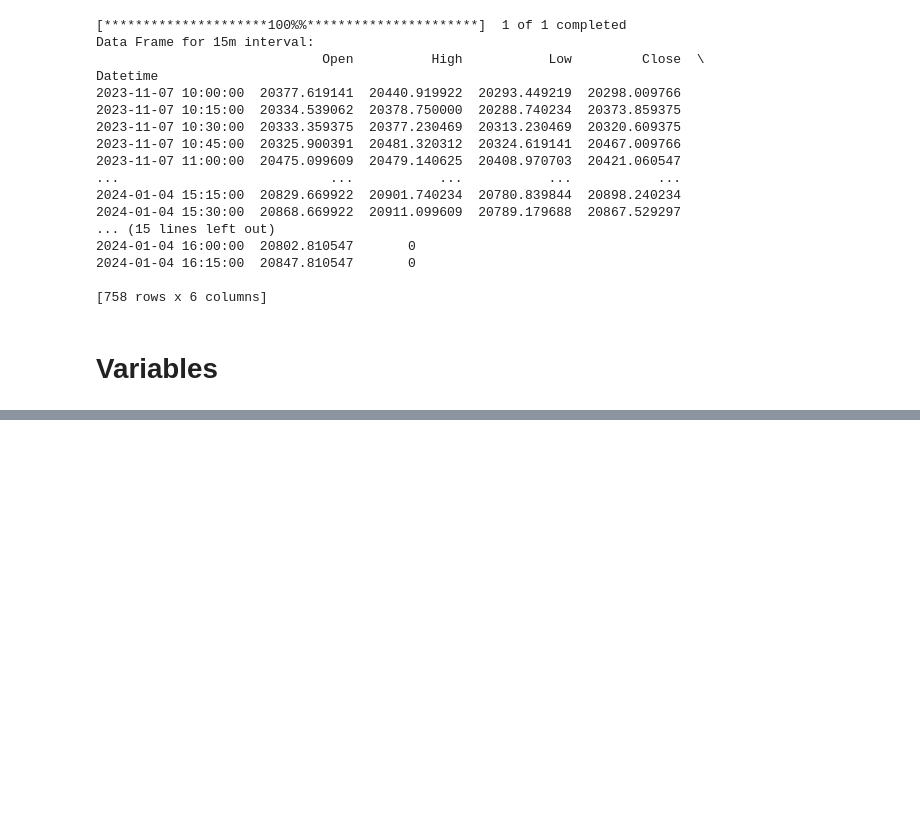
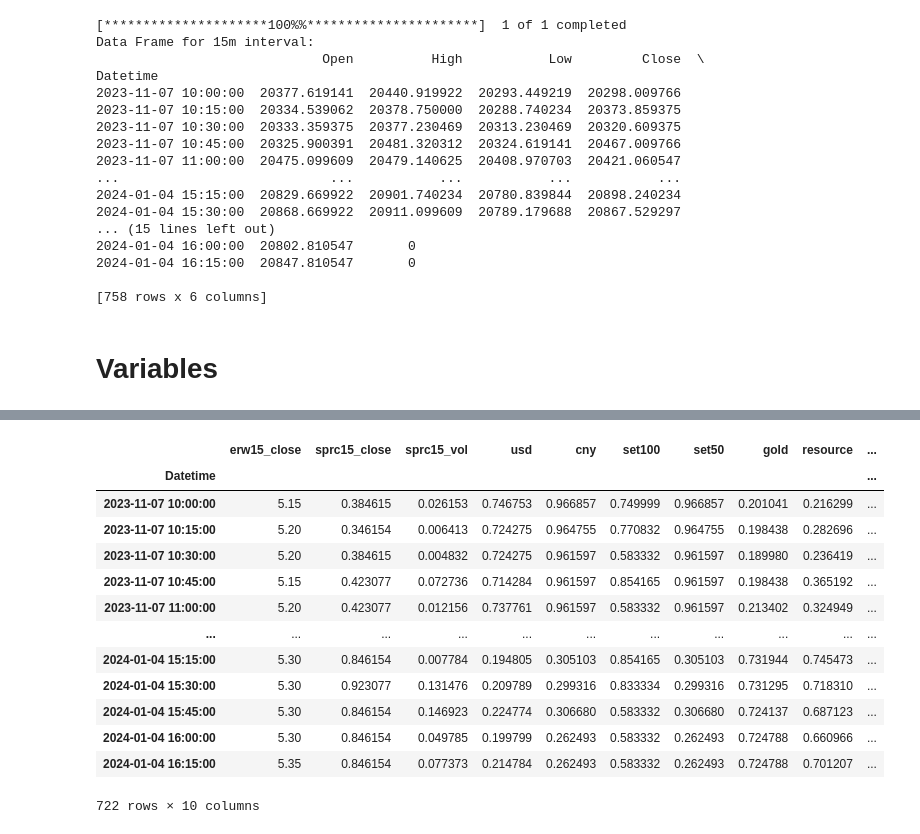
Before and after one commit to y-lims/DADS6003_Buy-Sell_Stock_Forecasting, a Jupyter notebook: medium_source.ipynb, the cells around one changed output, grey strips where cells are left out. Cells and saved outputs as stored; diff of their text form; code cells hidden in the pictures; blank space fills up the shorter version.

Commit message:
save (normalized)

```diff
--- a/medium_source.ipynb
+++ b/medium_source.ipynb
@@ -829,0 +1063,6 @@ Name: Close, Length: 720, dtype: float64
+# %%
+columns_to_fillna = ['erw15_close', 'erw15_vol', 'usd', 'cny', 'set100', 'set50', 'gold', 'service', 'tour']
+
+for column in columns_to_fillna:
+    median_value = merged_data_erw[column].median()
+    merged_data_erw[column].fillna(median_value, inplace=True)
@@ -829,0 +1127,34 @@ Name: Close, Length: 720, dtype: float64
+# %%
+columns_to_fillna = ['sprc15_close', 'sprc15_vol', 'usd', 'cny', 'set100', 'set50', 'gold', 'resource', 'energy']
+
+for column in columns_to_fillna:
+    median_value = merged_data_SRPC[column].median()
+    merged_data_SRPC[column].fillna(median_value, inplace=True)
+# %%
+from sklearn.preprocessing import MinMaxScaler
+
+# Specify the columns you want to normalize
+columns_to_normalize = ['sprc15_close', 'sprc15_vol', 'usd', 'cny', 'set100', 'set50', 'gold', 'resource', 'energy']
+
+# Create a MinMaxScaler instance
+scaler = MinMaxScaler()
+
+# Fit the scaler to the data and transform the specified columns
+merged_data_SRPC[columns_to_normalize] = scaler.fit_transform(merged_data_SRPC[columns_to_normalize])
+# %%
+merged_data_SRPC
+# %% [output]
+|  | erw15_close | sprc15_close | sprc15_vol | usd | cny | set100 | set50 | gold | resource | ... |
+| Datetime |  |  |  |  |  |  |  |  |  | ... |
+| 2023-11-07 10:00:00 | 5.15 | 0.384615 | 0.026153 | 0.746753 | 0.966857 | 0.749999 | 0.966857 | 0.201041 | 0.216299 | ... |
+| 2023-11-07 10:15:00 | 5.20 | 0.346154 | 0.006413 | 0.724275 | 0.964755 | 0.770832 | 0.964755 | 0.198438 | 0.282696 | ... |
+| 2023-11-07 10:30:00 | 5.20 | 0.384615 | 0.004832 | 0.724275 | 0.961597 | 0.583332 | 0.961597 | 0.189980 | 0.236419 | ... |
+| 2023-11-07 10:45:00 | 5.15 | 0.423077 | 0.072736 | 0.714284 | 0.961597 | 0.854165 | 0.961597 | 0.198438 | 0.365192 | ... |
+| 2023-11-07 11:00:00 | 5.20 | 0.423077 | 0.012156 | 0.737761 | 0.961597 | 0.583332 | 0.961597 | 0.213402 | 0.324949 | ... |
+| ... | ... | ... | ... | ... | ... | ... | ... | ... | ... | ... |
+| 2024-01-04 15:15:00 | 5.30 | 0.846154 | 0.007784 | 0.194805 | 0.305103 | 0.854165 | 0.305103 | 0.731944 | 0.745473 | ... |
+| 2024-01-04 15:30:00 | 5.30 | 0.923077 | 0.131476 | 0.209789 | 0.299316 | 0.833334 | 0.299316 | 0.731295 | 0.718310 | ... |
+| 2024-01-04 15:45:00 | 5.30 | 0.846154 | 0.146923 | 0.224774 | 0.306680 | 0.583332 | 0.306680 | 0.724137 | 0.687123 | ... |
+| 2024-01-04 16:00:00 | 5.30 | 0.846154 | 0.049785 | 0.199799 | 0.262493 | 0.583332 | 0.262493 | 0.724788 | 0.660966 | ... |
+| 2024-01-04 16:15:00 | 5.35 | 0.846154 | 0.077373 | 0.214784 | 0.262493 | 0.583332 | 0.262493 | 0.724788 | 0.701207 | ... |
+722 rows × 10 columns
```
Also changed, not shown: parts of 23 cells of this notebook.
